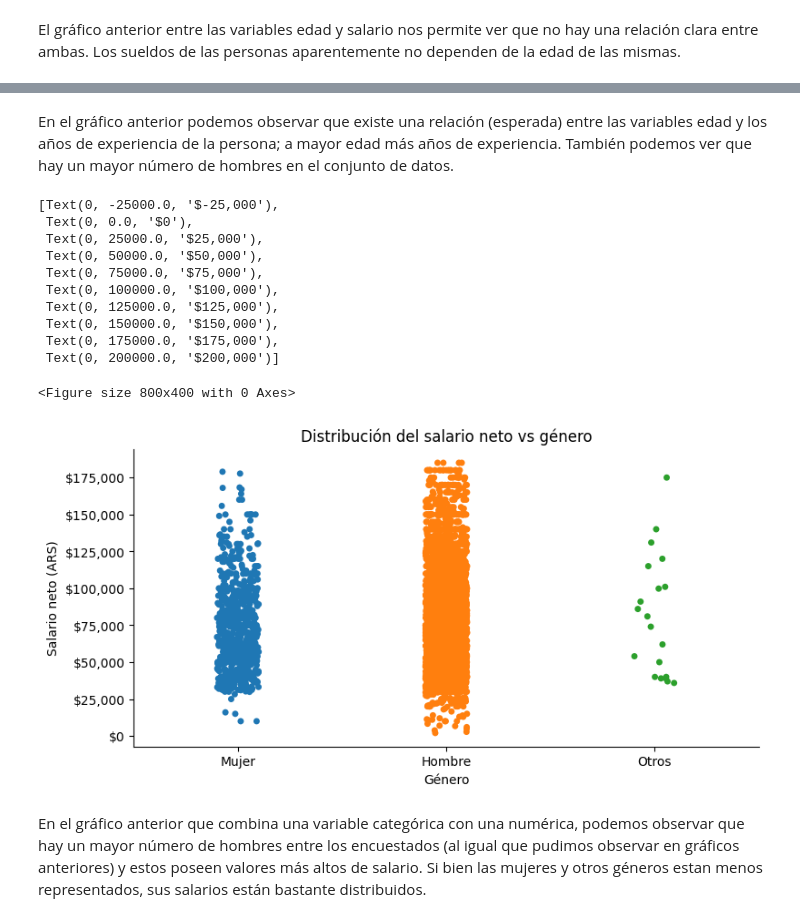
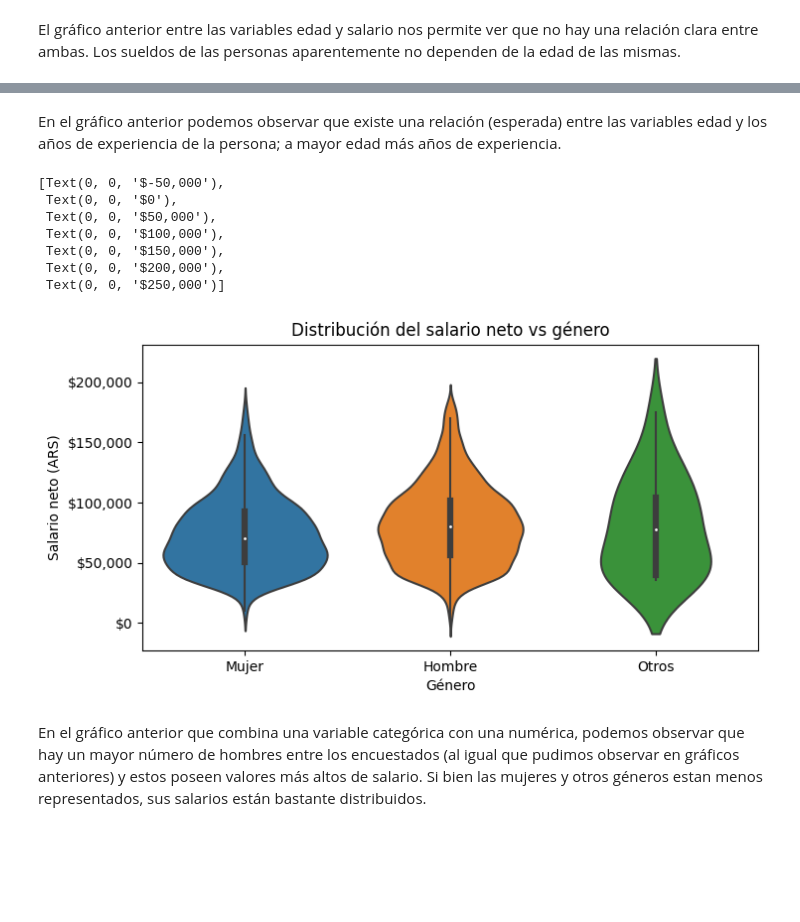
Before and after one commit to joaquinvvelaco/diplo-datos-2022, a Jupyter notebook: ayvd/entregables/Grupo_29_Entregable_Parte_1.ipynb, the cells around one changed output, grey strips where cells are left out. Cells and saved outputs as stored; diff of their text form; code cells hidden in the pictures; blank space fills up the shorter version.

```diff
--- a/ayvd/entregables/Grupo_29_Entregable_Parte_1.ipynb
+++ b/ayvd/entregables/Grupo_29_Entregable_Parte_1.ipynb
@@ -1136,33 +1150,29 @@ No handles with labels found to put in legend.
 # %% [markdown]
-En el gráfico anterior podemos observar que existe una relación (esperada) entre las variables edad y los años de experiencia de la persona; a mayor edad más años de experiencia. También podemos ver que hay un mayor número de hombres en el conjunto de datos.
+En el gráfico anterior podemos observar que existe una relación (esperada) entre las variables edad y los años de experiencia de la persona; a mayor edad más años de experiencia.
 # %%
 fig = plt.figure(figsize=(8,4))
-seaborn.catplot(data=df2[df.profile_age < max_age],
+seaborn.violinplot(data=df2[df.profile_age < max_age],
                 y='salary_monthly_NETO',  #probar también con profile_age, 'profile_gender'
                 x='profile_gender',
                 height=4,
                 aspect=2).set(
                     ylabel='Salario neto (ARS)',
                     xlabel='Género',
                     title='Distribución del salario neto vs género'
                 )
 
 # Formateamos los valores del eje-y
 current_values = plt.gca().get_yticks()
 plt.gca().set_yticklabels(['${:,.0f}'.format(y) for y in current_values])
 # %% [output]
-[Text(0, -25000.0, '$-25,000'),
- Text(0, 0.0, '$0'),
- Text(0, 25000.0, '$25,000'),
- Text(0, 50000.0, '$50,000'),
- Text(0, 75000.0, '$75,000'),
- Text(0, 100000.0, '$100,000'),
- Text(0, 125000.0, '$125,000'),
- Text(0, 150000.0, '$150,000'),
- Text(0, 175000.0, '$175,000'),
- Text(0, 200000.0, '$200,000')]
+[Text(0, 0, '$-50,000'),
+ Text(0, 0, '$0'),
+ Text(0, 0, '$50,000'),
+ Text(0, 0, '$100,000'),
+ Text(0, 0, '$150,000'),
+ Text(0, 0, '$200,000'),
+ Text(0, 0, '$250,000')]
-<Figure size 800x400 with 0 Axes>
-[figure, old version]
+[figure, new version]
 # %% [markdown]
 En el gráfico anterior que combina una variable categórica con una numérica, podemos observar que hay un mayor número de hombres entre los encuestados (al igual que pudimos observar en gráficos anteriores) y estos poseen valores más altos de salario. Si bien las mujeres y otros géneros estan menos representados, sus salarios están bastante distribuidos.
 # %% [markdown]
```
Also changed, not shown: parts of 7 cells of this notebook.
